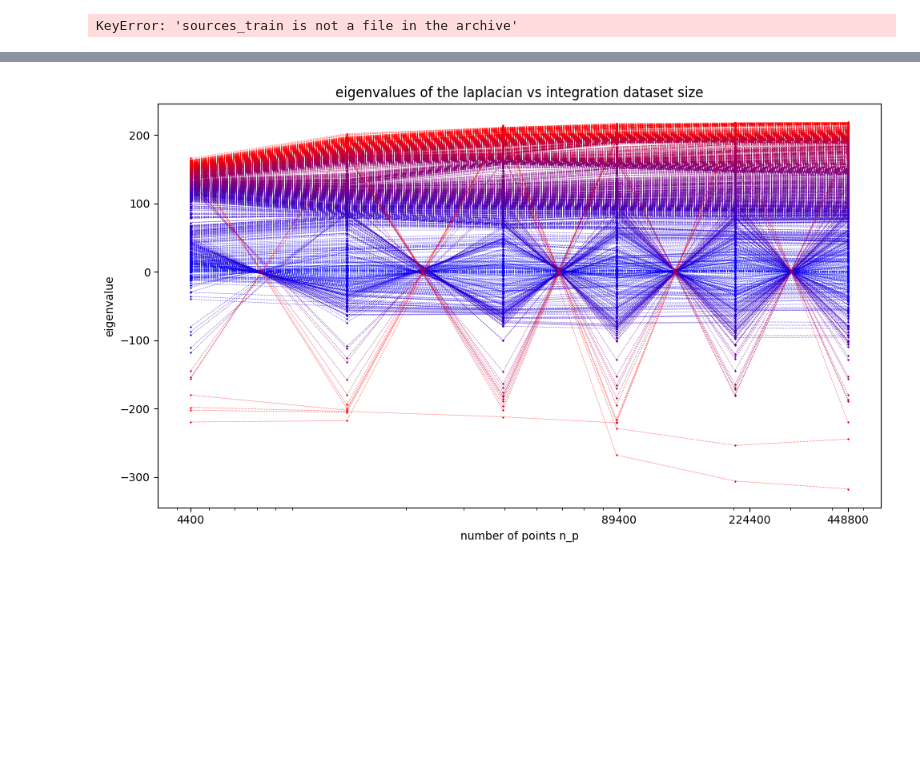
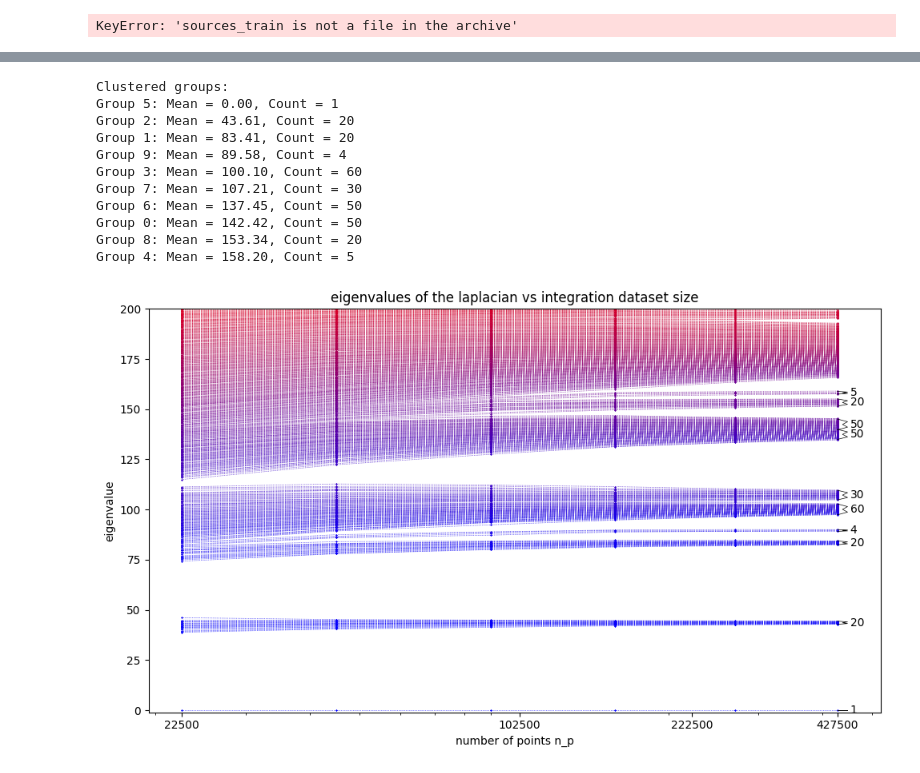
Before and after one commit to kitft/cymetricap, a Jupyter notebook: AlphaPrime/DevelopingLaplacian.ipynb, the cells around one changed output, grey strips where cells are left out. Cells and saved outputs as stored; diff of their text form; code cells hidden in the pictures; blank space fills up the shorter version.

```diff
--- a/AlphaPrime/DevelopingLaplacian.ipynb
+++ b/AlphaPrime/DevelopingLaplacian.ipynb
@@ -1066,2 +1047,0 @@ done, timing: 13.904648542404175
-# %%
-get_sections_cpts_func.n_secs=1225
@@ -1067,0 +1050,35 @@ get_sections_cpts_func.n_secs=1225
+# %%
+best_batch_size=try_batches[np.argmin(np.array(benchmark_times))]
+
+batch_size=best_batch_size#400
+print("using batch_size: " + str(batch_size))
+metric_using=phimodel1
+correctedmetric=AlphaModel1
+#check that alphaprime is set to 1
+assert np.abs(correctedmetric.alphaprime-1)<1e-8
+
+#create compiled versions
+@tf.function
+def compute_matrices_for_pts_fixed(rpoints, flat_measure_weights, pullbacks):
+    #kphi = tf.constant([1])  # Fixed argument
+    return compute_matrices_for_pts(rpoints, metric_using,correctedmetric, flat_measure_weights, pullbacks,get_sections_cpts_func)
+
+# Get the concrete function
+concrete_func = compute_matrices_for_pts_fixed.get_concrete_function(
+    tf.TensorSpec(shape=(batch_size,2*metric_using.ncoords), dtype=tf.float32),  # rpoints
+    tf.TensorSpec(shape=(batch_size), dtype=tf.float32),  # flat_measure_weights
+    tf.TensorSpec(shape=(batch_size, metric_using.nfold,metric_using.ncoords), dtype=tf.complex64)  # pullbacks
+)
+
+@tf.function
+def compute_normalising_matrices_for_pts_fixed(rpoints, flat_measure_weights):
+    #kphi = tf.constant([1])  # Fixed argument
+    return compute_normalising_matrices_for_pts(rpoints, metric_using, flat_measure_weights,get_sections_cpts_func)
+
+# Get the concrete function for the normalising matrix
+concrete_func_normalising = compute_normalising_matrices_for_pts_fixed.get_concrete_function(
+    tf.TensorSpec(shape=(batch_size,2*metric_using.ncoords), dtype=tf.float32),  # rpoints
+    tf.TensorSpec(shape=(batch_size), dtype=tf.float32),  # flat_measure_weights
+)
+
+#compute_matrices_for_pts_fixed(ptdata, flat_measure_weights, pullbacks)
@@ -1229,37 +1432,51 @@ from matplotlib.colors import LinearSegmentedColormap
 numbers_for_plotting=tf.repeat(tf.expand_dims(numbers_to_take,axis=-1),tf.shape(eigvals_all)[-1],axis=-1)
 # Create a custom colormap from blue to red
 colors = [(0, 0, 1), (1, 0, 0)]  # R -> G -> B
-n_bins = eigvals_all.shape[1]  # Number of color bins (1225 eigenvalues)
+n_bins = eigvals_all.shape[1]//2  # Number of color bins (1225 eigenvalues)
 cmap = LinearSegmentedColormap.from_list('red_to_blue', colors, N=n_bins)
 
 # Plot setup
 fig, ax = plt.subplots(figsize=(10, 6))
 
 # Plot each eigenvalue evolution with a different color
 for i in range(n_bins):
     color = cmap(i / (n_bins - 1))
     ax.plot(numbers_for_plotting[:,i], eigvals_all[:,i],
             marker='x', linestyle='dotted', color=color, linewidth=0.5, markersize=1)
 
 # Set x-axis to log scale
 ax.set_xscale('log')
 
 # Set x-axis ticks
 middle_pt = ((numbers_to_take[-1]-numbers_to_take[0])//(5000*2))*5000 + numbers_to_take[0]
 middle_pt2 = ((numbers_to_take[-1]-numbers_to_take[0])//(5000*5))*5000 + numbers_to_take[0]
 ticks = np.concatenate((numbers_to_take[[0,-1]], np.array([middle_pt, middle_pt2])))
 ax.set_xticks(ticks)
 ax.set_xticklabels(ticks)
 
 # Set labels and title
 ax.set_xlabel('number of points n_p')
 ax.set_ylabel('eigenvalue')
 ax.set_title('eigenvalues of the laplacian vs integration dataset size')
 
 # Set y-axis limit
-# `ax.set_ylim(0, 300)`
+ax.set_ylim(-1, 200)
+#ax.set_xlim(420000, 430000)
+eigvals_to_test=((eigvals_all[-1])[eigvals_all[-1]<165])
+result_clustering = cluster_vector(eigvals_to_test, min_clusters=10, max_clusters=11, ax=ax,seed=41)
 
 plt.tight_layout()
 plt.show()
 # %% [output]
+Clustered groups:
+Group 5: Mean = 0.00, Count = 1
+Group 2: Mean = 43.61, Count = 20
+Group 1: Mean = 83.41, Count = 20
+Group 9: Mean = 89.58, Count = 4
+Group 3: Mean = 100.10, Count = 60
+Group 7: Mean = 107.21, Count = 30
+Group 6: Mean = 137.45, Count = 50
+Group 0: Mean = 142.42, Count = 50
+Group 8: Mean = 153.34, Count = 20
+Group 4: Mean = 158.20, Count = 5
-[figure, old version]
+[figure, new version]
```
Also changed, not shown: parts of 25 cells of this notebook, 2 other files.
